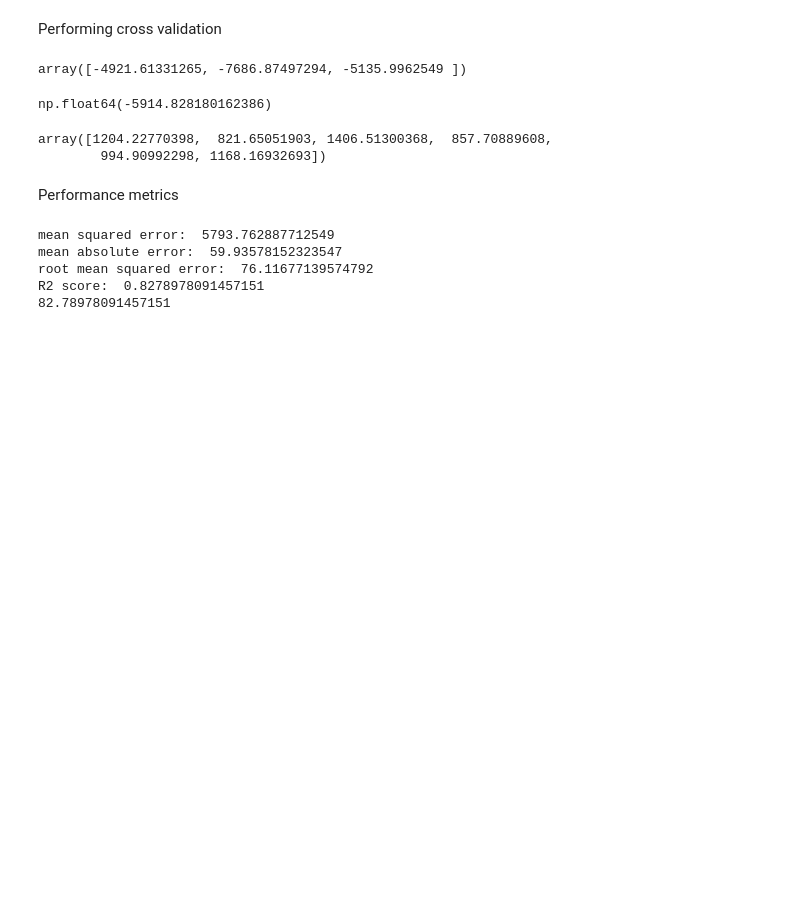
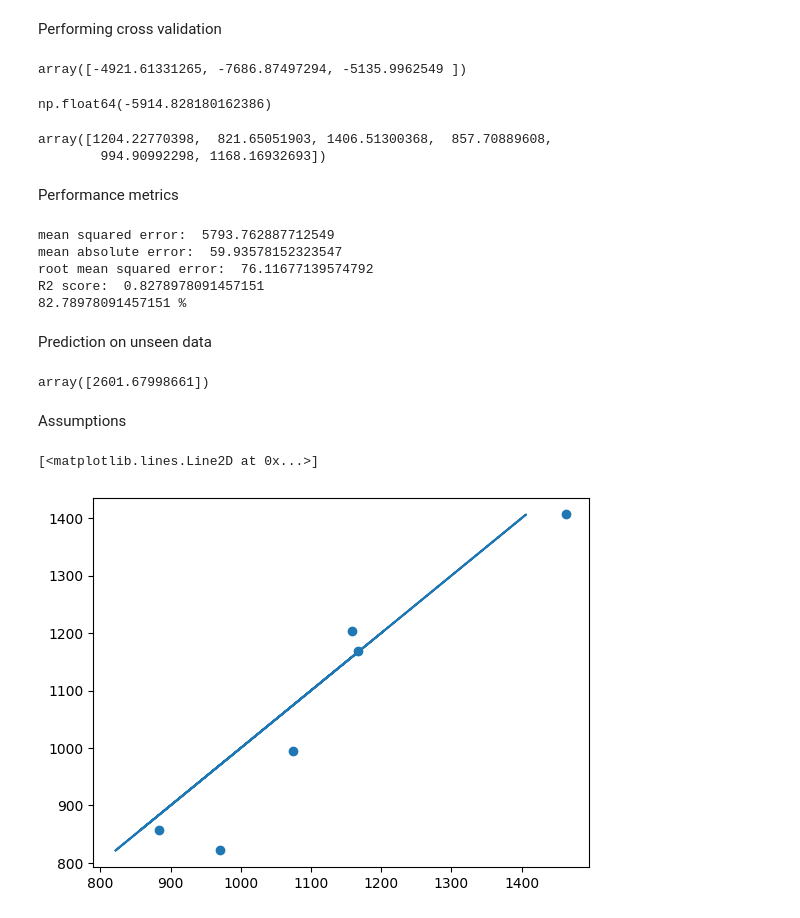
Before and after one commit to Namir50/Data-Science-Machine-learning-tutorial, a Jupyter notebook: Linear Regression/multiple_linear_regression.ipynb, the cells around one changed output. Saved outputs shown, nothing was run; the diff lists cells and outputs as text; code cells hidden in the pictures; blank space fills up the shorter version.

Commit message:
FINAL ASSUMPTION

```diff
--- a/Linear Regression/multiple_linear_regression.ipynb
+++ b/Linear Regression/multiple_linear_regression.ipynb
@@ -180,10 +188,27 @@ print("mean squared error: ", mse)
 print("mean absolute error: ", mae)
 print("root mean squared error: ", rmse)
 print('R2 score: ', r2)
-print(r2*100)
+print(r2*100,"%")
 # %% [output]
 mean squared error:  5793.762887712549
 mean absolute error:  59.93578152323547
 root mean squared error:  76.11677139574792
 R2 score:  0.8278978091457151
-82.78978091457151
+82.78978091457151 %
+# %% [markdown]
+Prediction on unseen data
+# %%
+interest_rate = 100
+unemployment_rate = 200
+l_regression.predict(scaler.transform([[interest_rate,unemployment_rate]]))
+# %% [output]
+array([2601.67998661])
+# %% [markdown]
+Assumptions
+# %%
+plt.scatter(Y_test,y_pred)
+plt.plot(y_pred,l_regression.predict(X_test))
+#here Y_test and y_pred has linear relationship so we can also say out model has peformed well
+# %% [output]
+[<matplotlib.lines.Line2D at 0x...>]
+[figure, added]
```
Also changed, not shown: parts of 6 cells of this notebook, 1 other file.
